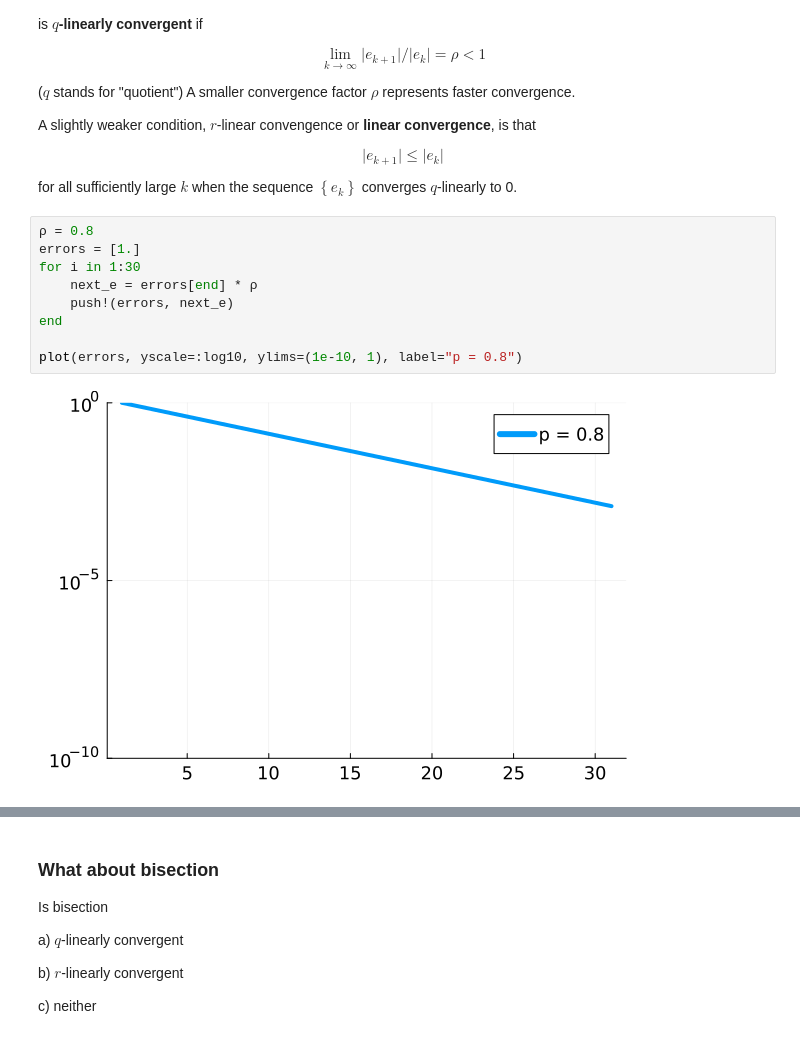
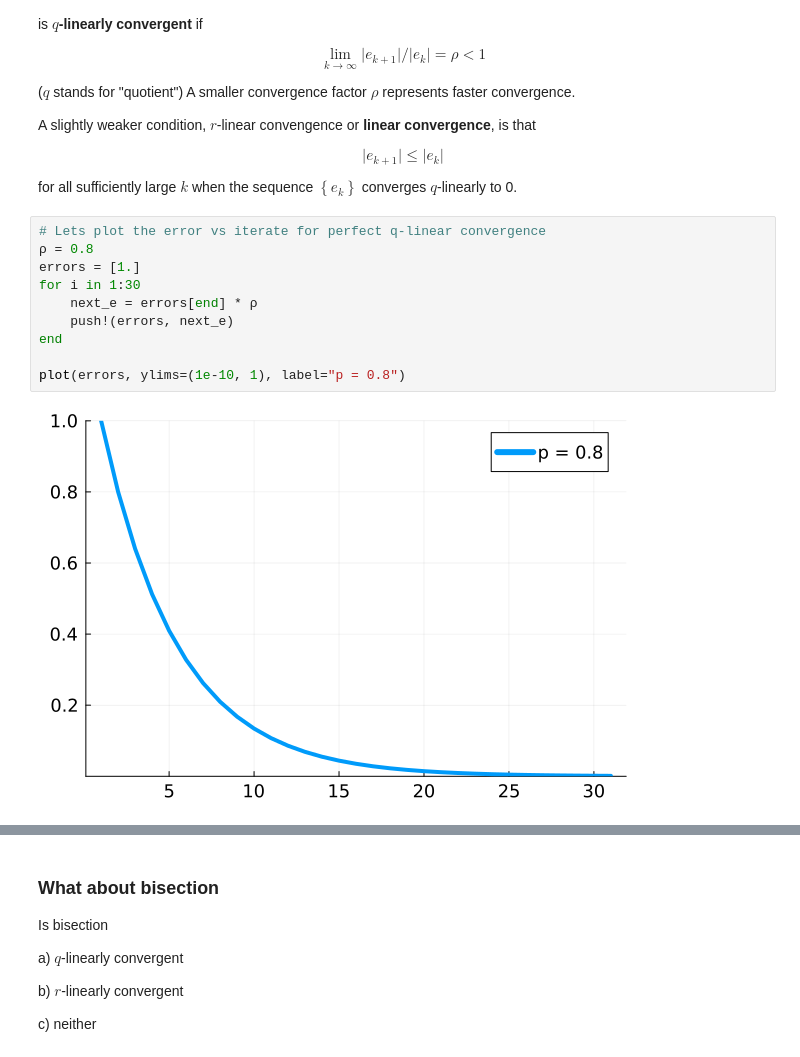
Before and after one commit to jeremylt/csci-3656-fall-2025, a Jupyter notebook: source/notebooks/2025-09-05-Convergence-Classes.ipynb, the cells around one changed output, grey strips where cells are left out. Drawn from its saved outputs; the diff is of its cells as text.

```diff
--- a/source/notebooks/2025-09-05-Convergence-Classes.ipynb
+++ b/source/notebooks/2025-09-05-Convergence-Classes.ipynb
@@ -123,13 +122,14 @@ $$ \lvert e_{k + 1} \rvert \leq \lvert e_k \rvert $$
 
 for all sufficiently large $k$ when the sequence $\left\lbrace e_k \right\rbrace$ converges $q$-linearly to 0.
 # %%
+# Lets plot the error vs iterate for perfect q-linear convergence
 ρ = 0.8
 errors = [1.]
 for i in 1:30
     next_e = errors[end] * ρ
     push!(errors, next_e)
 end
 
-plot(errors, yscale=:log10, ylims=(1e-10, 1), label="p = 0.8")
+plot(errors, ylims=(1e-10, 1), label="p = 0.8")
 # %% [output]
-[figure, old version]
+[figure, new version]
```
Also changed, not shown: parts of 6 cells of this notebook, 3 other files.
